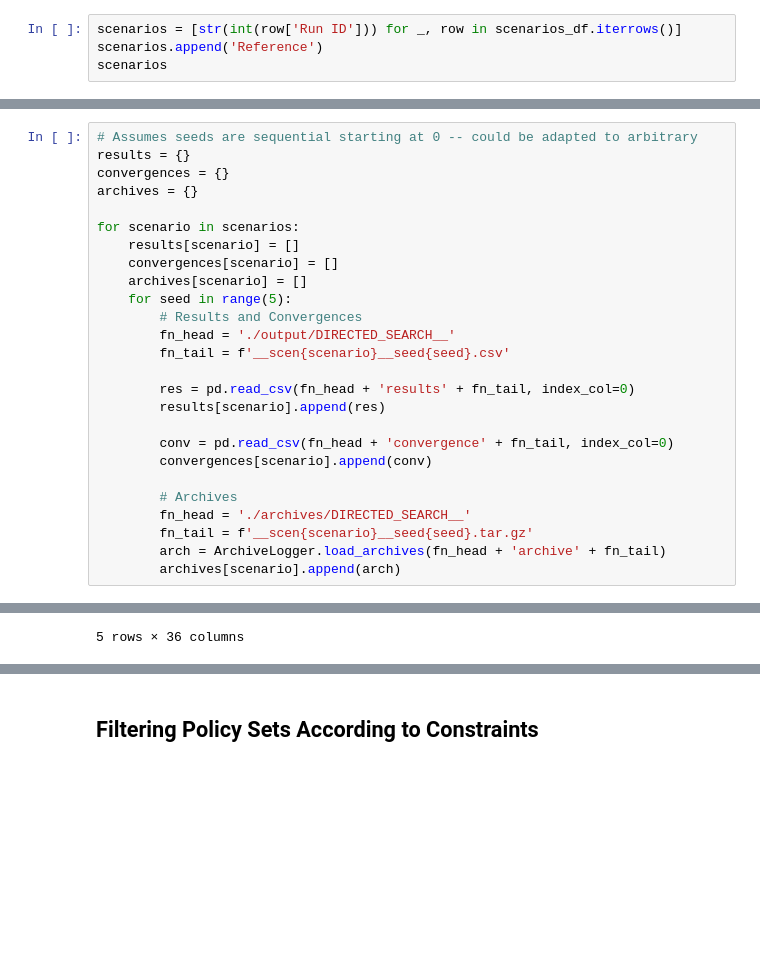
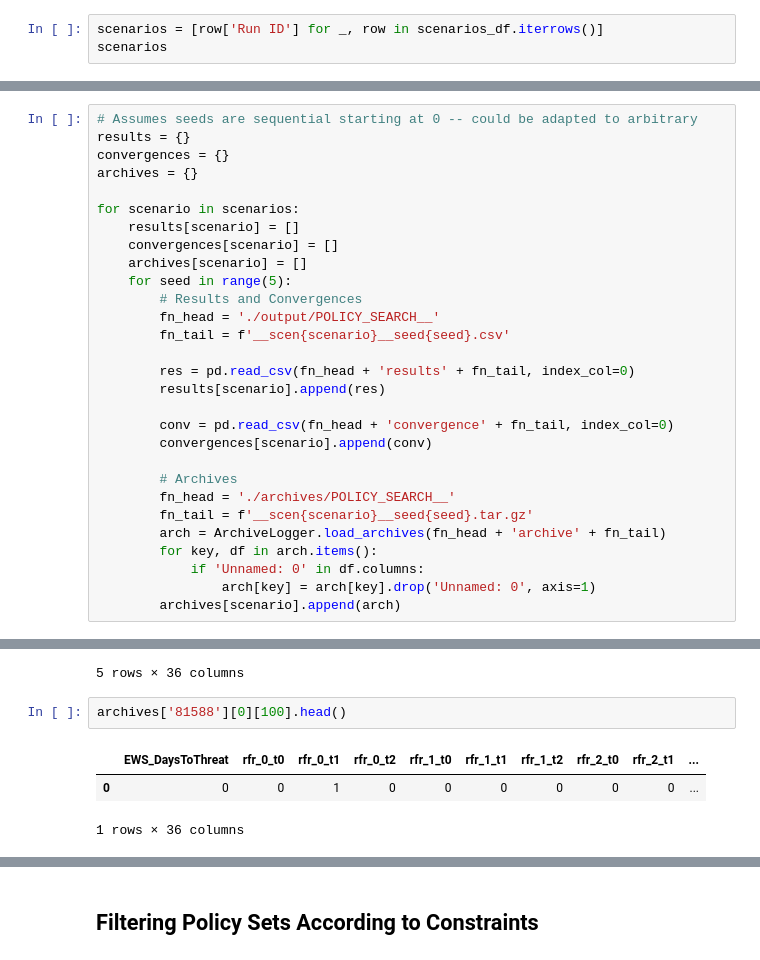
Before and after one commit to ghsher/epa1361_group15, a Jupyter notebook: final assignment/Directed Search.ipynb, the cells around one changed output, grey strips where cells are left out. Saved outputs shown, nothing was run; the diff lists cells and outputs as text; blank space fills up the shorter version.

```diff
--- a/final assignment/Directed Search.ipynb
+++ b/final assignment/Directed Search.ipynb
@@ -65,5 +49,4 @@ scenarios_df.head()
 # %%
-scenarios = [str(int(row['Run ID'])) for _, row in scenarios_df.iterrows()]
-scenarios.append('Reference')
+scenarios = [row['Run ID'] for _, row in scenarios_df.iterrows()]
 scenarios
 # %% [output]
@@ -80,7 +63,7 @@ for scenario in scenarios:
     archives[scenario] = []
     for seed in range(5):
         # Results and Convergences
-        fn_head = './output/DIRECTED_SEARCH__'
+        fn_head = './output/POLICY_SEARCH__'
         fn_tail = f'__scen{scenario}__seed{seed}.csv'
 
         res = pd.read_csv(fn_head + 'results' + fn_tail, index_col=0)
@@ -90,9 +73,12 @@ for scenario in scenarios:
         convergences[scenario].append(conv)
 
         # Archives
-        fn_head = './archives/DIRECTED_SEARCH__'
+        fn_head = './archives/POLICY_SEARCH__'
         fn_tail = f'__scen{scenario}__seed{seed}.tar.gz'
         arch = ArchiveLogger.load_archives(fn_head + 'archive' + fn_tail)
+        for key, df in arch.items():
+            if 'Unnamed: 0' in df.columns:
+                arch[key] = arch[key].drop('Unnamed: 0', axis=1)
         archives[scenario].append(arch)
 # %% [markdown]
 ## Filtering Out Pareto-Dominated Policies
@@ -125,4 +111,10 @@ policy_sets['18777'].head()
 | 3 | 3 | 0 | 0 | 0 | 0 | 0 | 0 | 0 | 0 | ... |
 | 4 | 3 | 0 | 0 | 0 | 0 | 0 | 0 | 0 | 0 | ... |
 5 rows × 36 columns
+# %%
+archives['81588'][0][100].head()
+# %% [output]
+|  | EWS_DaysToThreat | rfr_0_t0 | rfr_0_t1 | rfr_0_t2 | rfr_1_t0 | rfr_1_t1 | rfr_1_t2 | rfr_2_t0 | rfr_2_t1 | ... |
+| 0 | 0 | 0 | 1 | 0 | 0 | 0 | 0 | 0 | 0 | ... |
+1 rows × 36 columns
 # %%
```
Also changed, not shown: parts of 24 cells of this notebook, 1 other file.
